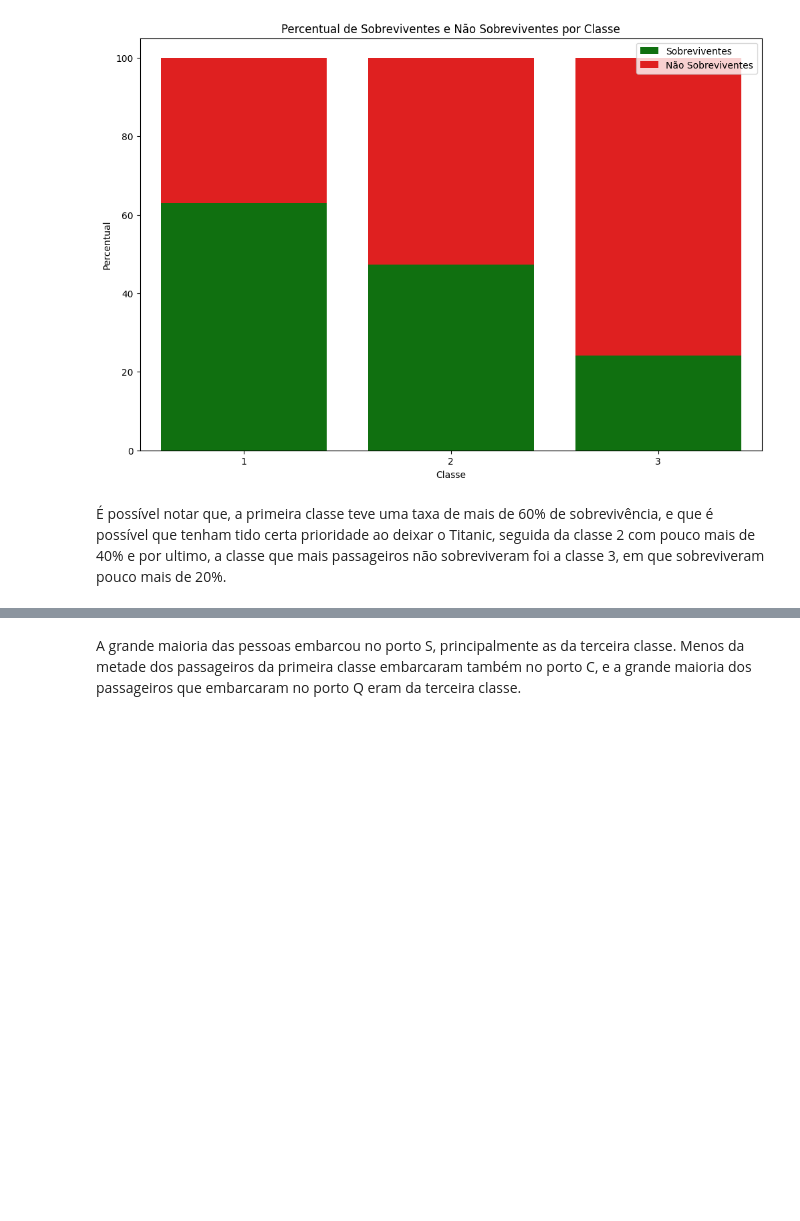
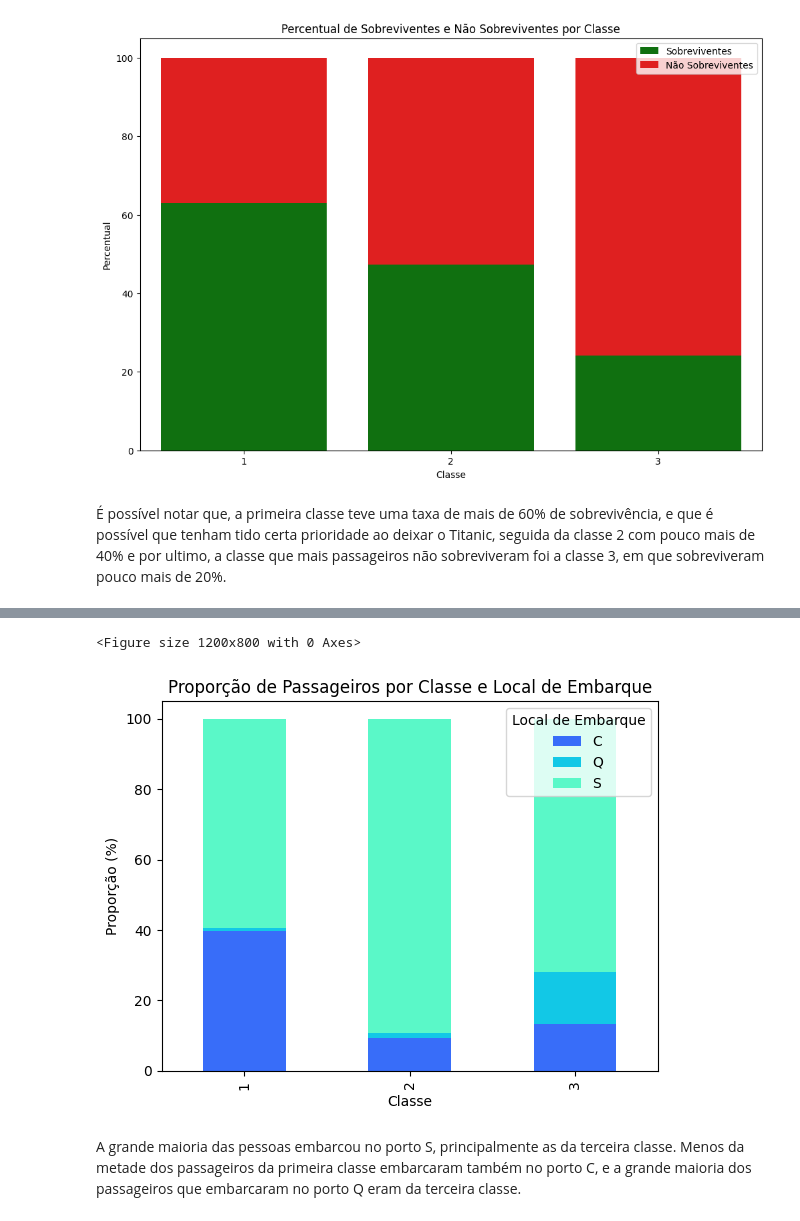
Before and after one commit to LSouzaCosta/DataScience, a Jupyter notebook: Titanic/01_EDA_titanic.ipynb, the cells around one changed output, grey strips where cells are left out. Cells and saved outputs as stored; diff of their text form; code cells hidden in the pictures; blank space fills up the shorter version.

```diff
--- a/Titanic/01_EDA_titanic.ipynb
+++ b/Titanic/01_EDA_titanic.ipynb
@@ -235,3 +277,23 @@ sns.countplot(data= train_DF, x= "Embarked", hue = "Pclass", palette= "rainbow")
+# %%
+# Plotando o gráfico de barras empilhadas
+plt.figure(figsize=(12, 8))
+ax = embarked_percent.plot(kind='bar', stacked=True, color=sns.color_palette("rainbow"))
+sns.barplot(data= embarked_percent,)
+
+# Configurações do gráfico
+plt.title('Proporção de Passageiros por Classe e Local de Embarque')
+plt.xlabel('Classe')
+plt.ylabel('Proporção (%)')
+plt.legend(title='Local de Embarque', loc='upper right')
+
+# Ajustando os rótulos do eixo x
+#ax.set_xticklabels(['Classe 1', 'Classe 2', 'Classe 3'])
+
+# Exibindo o gráfico
+plt.show()
+# %% [output]
+<Figure size 1200x800 with 0 Axes>
+[figure, added]
 # %% [markdown]
 A grande maioria das pessoas embarcou no porto S, principalmente as da terceira classe. Menos da metade dos passageiros da primeira classe embarcaram também no porto C, e a grande maioria dos passageiros que embarcaram no porto Q eram da terceira classe.
 # %%
```
Also changed, not shown: parts of 13 cells of this notebook.
